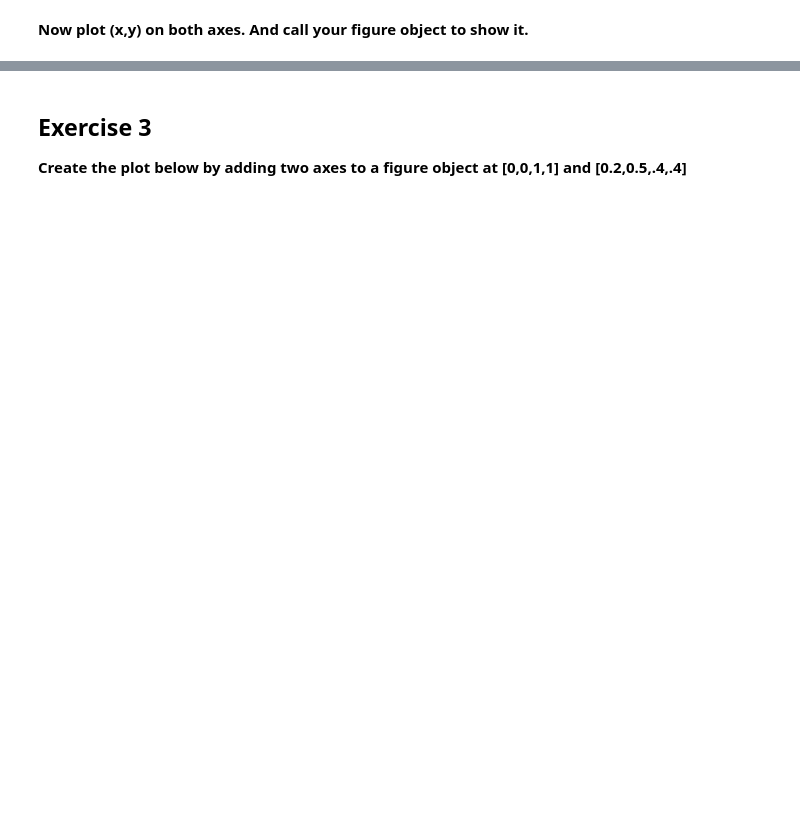
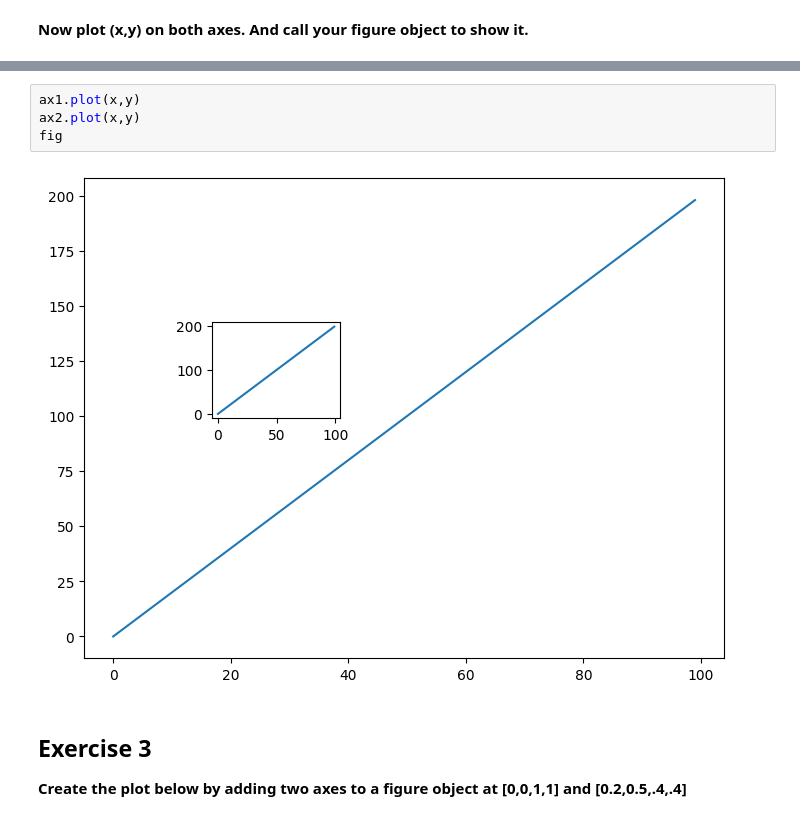
Before and after one commit to sarvottamchaturvedi/Exploratory-Data-Analysis-Using-Python, a Jupyter notebook: Week-2/05_Matplotlib_Exercise.ipynb, the cells around one changed output, grey strips where cells are left out. Saved outputs shown, nothing was run; the diff lists cells and outputs as text; blank space fills up the shorter version.

```diff
--- a/Week-2/05_Matplotlib_Exercise.ipynb
+++ b/Week-2/05_Matplotlib_Exercise.ipynb
@@ -30,3 +42,9 @@ Text(0.5, 1.0, 'title')
+# %%
+ax1.plot(x,y)
+ax2.plot(x,y)
+fig
+# %% [output]
+[figure, added]
 # %% [markdown]
 ## Exercise 3
 
```
Also changed, not shown: parts of 16 cells of this notebook.
